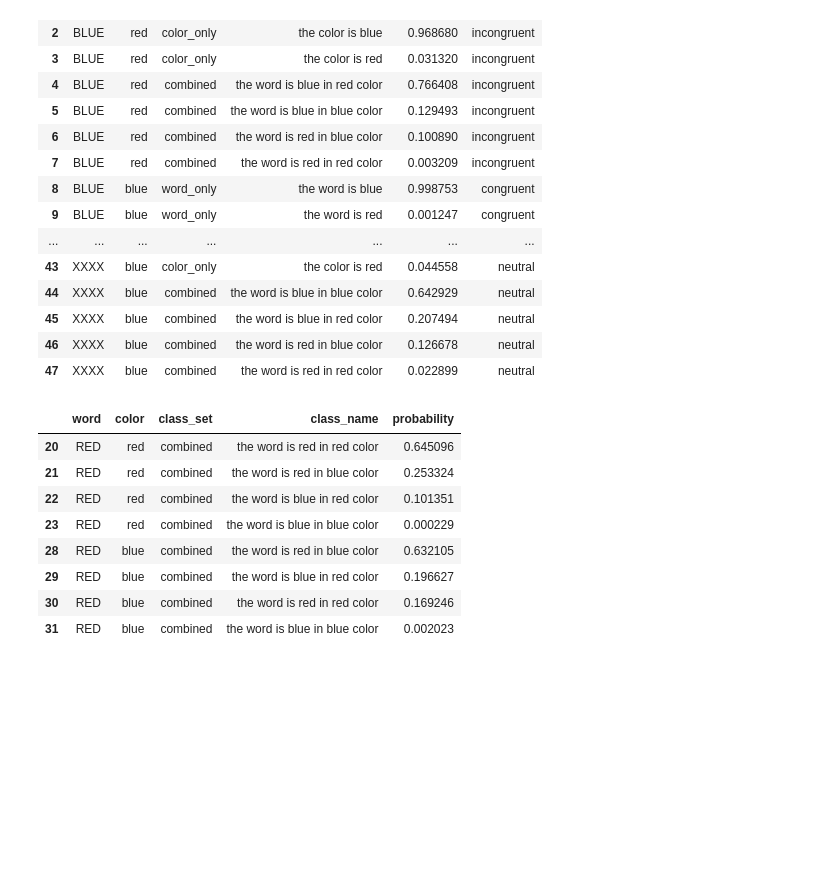
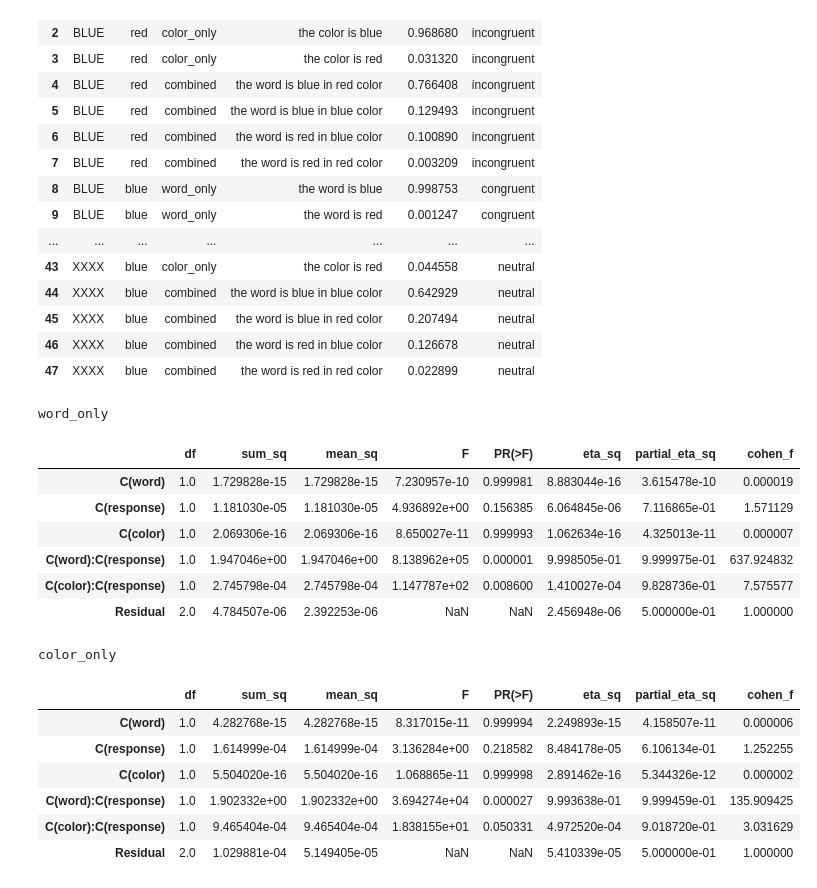
Before and after one commit to chanansh/stroop_llm, a Jupyter notebook: src/clip_analysis.ipynb, the cells around one changed output. Cells and saved outputs as stored; diff of their text form; code cells hidden in the pictures; blank space fills up the shorter version.

```diff
--- a/src/clip_analysis.ipynb
+++ b/src/clip_analysis.ipynb
@@ -48,12 +51,0 @@ fig.show()
-# %%
-df.query("(word == 'RED') & class_set == 'combined'")
-# %% [output]
-|  | word | color | class_set | class_name | probability |
-| 20 | RED | red | combined | the word is red in red color | 0.645096 |
-| 21 | RED | red | combined | the word is red in blue color | 0.253324 |
-| 22 | RED | red | combined | the word is blue in red color | 0.101351 |
-| 23 | RED | red | combined | the word is blue in blue color | 0.000229 |
-| 28 | RED | blue | combined | the word is red in blue color | 0.632105 |
-| 29 | RED | blue | combined | the word is blue in red color | 0.196627 |
-| 30 | RED | blue | combined | the word is red in red color | 0.169246 |
-| 31 | RED | blue | combined | the word is blue in blue color | 0.002023 |
@@ -70,0 +58,40 @@ fig.show()
+# %%
+# analyzing the wrod only and color only conditions:
+
+def extended_anova(df, equation):
+    model = ols(equation, data=df).fit()
+    anova_table = anova_lm(model)
+    # Calculate eta squared
+    ss_total = anova_table['sum_sq'].sum()
+    ss_error = anova_table.loc['Residual', 'sum_sq']
+    anova_table['eta_sq'] = anova_table['sum_sq'] / ss_total
+    anova_table['partial_eta_sq'] = anova_table['sum_sq'] / (anova_table['sum_sq'] + ss_error)
+    anova_table['cohen_f'] = np.sqrt(anova_table['partial_eta_sq'] / (1 - anova_table['partial_eta_sq']))
+    return anova_table
+
+
+
+
+for class_set in ['word_only', 'color_only']:
+    print(class_set)
+    subset = df.query(f'(class_set == "{class_set}") & (word != "XXXX")').copy()
+    subset.loc[:, 'response'] = np.where(subset['class_name'].str.contains('blue'), 'blue', 'red')
+    anova_table = extended_anova(subset, 'probability ~  C(word) * C(response) + C(color)*C(response)')
+    display(anova_table)
+# %% [output]
+word_only
+|  | df | sum_sq | mean_sq | F | PR(>F) | eta_sq | partial_eta_sq | cohen_f |
+| C(word) | 1.0 | 1.729828e-15 | 1.729828e-15 | 7.230957e-10 | 0.999981 | 8.883044e-16 | 3.615478e-10 | 0.000019 |
+| C(response) | 1.0 | 1.181030e-05 | 1.181030e-05 | 4.936892e+00 | 0.156385 | 6.064845e-06 | 7.116865e-01 | 1.571129 |
+| C(color) | 1.0 | 2.069306e-16 | 2.069306e-16 | 8.650027e-11 | 0.999993 | 1.062634e-16 | 4.325013e-11 | 0.000007 |
+| C(word):C(response) | 1.0 | 1.947046e+00 | 1.947046e+00 | 8.138962e+05 | 0.000001 | 9.998505e-01 | 9.999975e-01 | 637.924832 |
+| C(color):C(response) | 1.0 | 2.745798e-04 | 2.745798e-04 | 1.147787e+02 | 0.008600 | 1.410027e-04 | 9.828736e-01 | 7.575577 |
+| Residual | 2.0 | 4.784507e-06 | 2.392253e-06 | NaN | NaN | 2.456948e-06 | 5.000000e-01 | 1.000000 |
+color_only
+|  | df | sum_sq | mean_sq | F | PR(>F) | eta_sq | partial_eta_sq | cohen_f |
+| C(word) | 1.0 | 4.282768e-15 | 4.282768e-15 | 8.317015e-11 | 0.999994 | 2.249893e-15 | 4.158507e-11 | 0.000006 |
+| C(response) | 1.0 | 1.614999e-04 | 1.614999e-04 | 3.136284e+00 | 0.218582 | 8.484178e-05 | 6.106134e-01 | 1.252255 |
+| C(color) | 1.0 | 5.504020e-16 | 5.504020e-16 | 1.068865e-11 | 0.999998 | 2.891462e-16 | 5.344326e-12 | 0.000002 |
+| C(word):C(response) | 1.0 | 1.902332e+00 | 1.902332e+00 | 3.694274e+04 | 0.000027 | 9.993638e-01 | 9.999459e-01 | 135.909425 |
+| C(color):C(response) | 1.0 | 9.465404e-04 | 9.465404e-04 | 1.838155e+01 | 0.050331 | 4.972520e-04 | 9.018720e-01 | 3.031629 |
+| Residual | 2.0 | 1.029881e-04 | 5.149405e-05 | NaN | NaN | 5.410339e-05 | 5.000000e-01 | 1.000000 |
```
Also changed, not shown: parts of 8 cells of this notebook, 13 other files.
